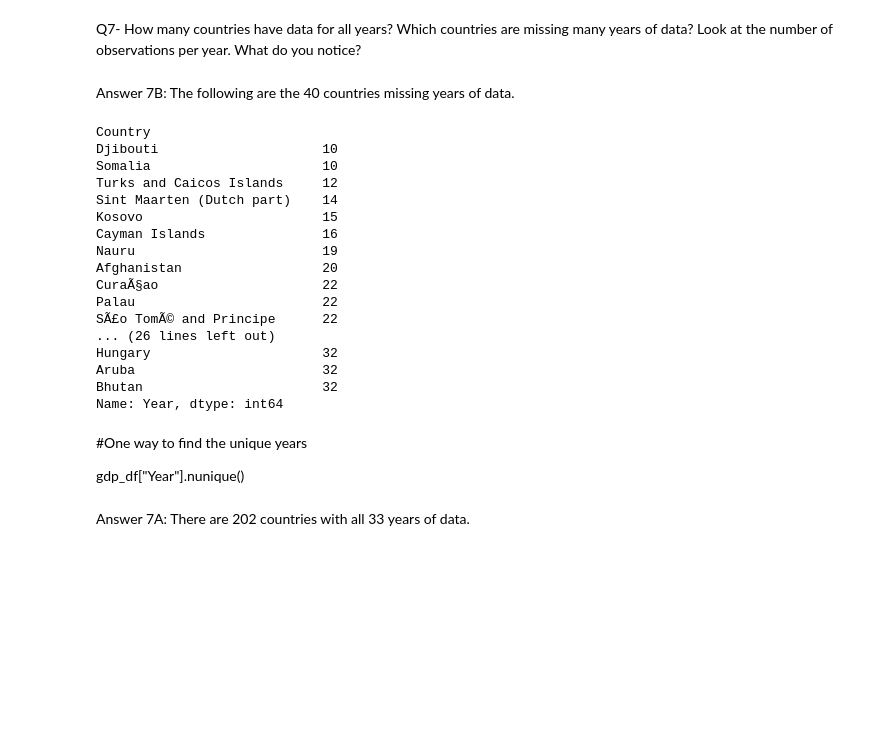
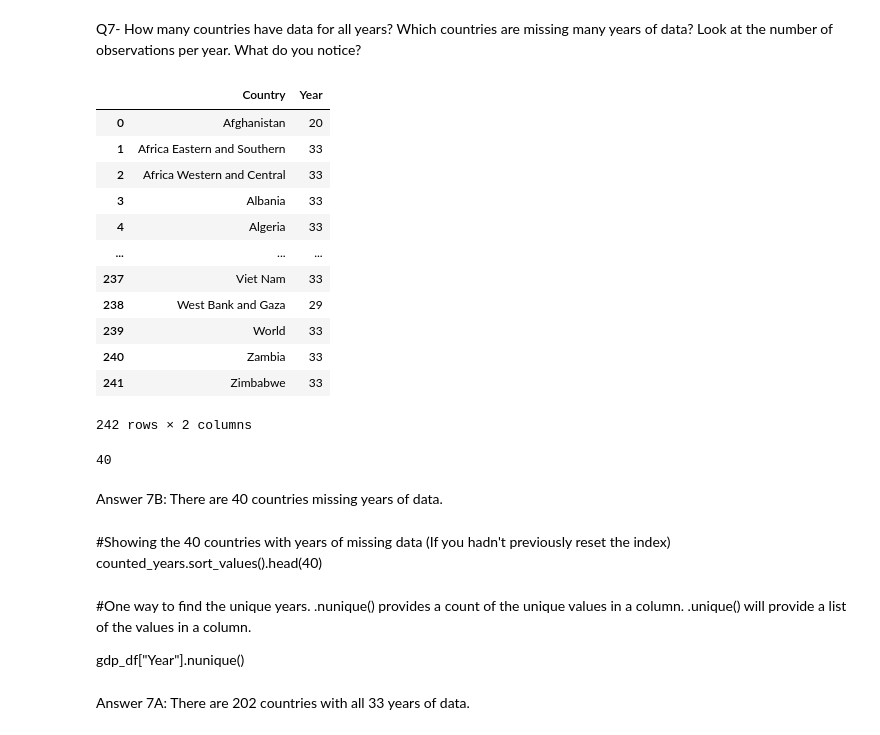
Before and after one commit to NSS-Data-Analytics-Cohort-11/undata-AdellAD4, a Jupyter notebook: notebooks/UN_data_analysis_DA11.ipynb, the cells around one changed output. Saved outputs shown, nothing was run; the diff lists cells and outputs as text; code cells hidden in the pictures; blank space fills up the shorter version.

```diff
--- a/notebooks/UN_data_analysis_DA11.ipynb
+++ b/notebooks/UN_data_analysis_DA11.ipynb
@@ -72,32 +73,35 @@ gdp_df = gdp_df.rename(columns = {'Country or Area':'Country', 'Year':'Year', 'V
 Q7- How many countries have data for all years? Which countries are missing many years of data? Look at the number of observations per year. What do you notice?
 # %%
 #Counting the number of years per country
-counted_years = gdp_df.groupby("Country")["Year"].count()
+counted_years = gdp_df.groupby("Country")["Year"].count().reset_index()
+# %%
+counted_years
+# %% [output]
+|  | Country | Year |
+| 0 | Afghanistan | 20 |
+| 1 | Africa Eastern and Southern | 33 |
+| 2 | Africa Western and Central | 33 |
+| 3 | Albania | 33 |
+| 4 | Algeria | 33 |
+| ... | ... | ... |
+| 237 | Viet Nam | 33 |
+| 238 | West Bank and Gaza | 29 |
+| 239 | World | 33 |
+| 240 | Zambia | 33 |
+| 241 | Zimbabwe | 33 |
+242 rows × 2 columns
+# %%
+#To get the number of countries with less than 33 years of data:
+counted_years[counted_years["Year"]<33]["Year"].count()
+# %% [output]
+40
 # %% [markdown]
-Answer 7B: The following are the 40 countries missing years of data.
+Answer 7B: There are 40 countries missing years of data.
-# %%
-#Showing the 40 countries with years of missing data
-counted_years.sort_values().head(40)
-# %% [output]
-Country
-Djibouti                     10
-Somalia                      10
-Turks and Caicos Islands     12
-Sint Maarten (Dutch part)    14
-Kosovo                       15
-Cayman Islands               16
-Nauru                        19
-Afghanistan                  20
-CuraÃ§ao                     22
-Palau                        22
-SÃ£o TomÃ© and Principe      22
-... (26 lines left out)
-Hungary                      32
-Aruba                        32
-Bhutan                       32
-Name: Year, dtype: int64
+# %% [markdown]
+#Showing the 40 countries with years of missing data (If you hadn't previously reset the index)
+counted_years.sort_values().head(40)
 # %% [markdown]
-#One way to find the unique years
+#One way to find the unique years. .nunique() provides a count of the unique values in a column. .unique() will provide a list of the values in a column.
 
 gdp_df["Year"].nunique()
 # %% [markdown]
```
Also changed, not shown: parts of 12 cells of this notebook.
